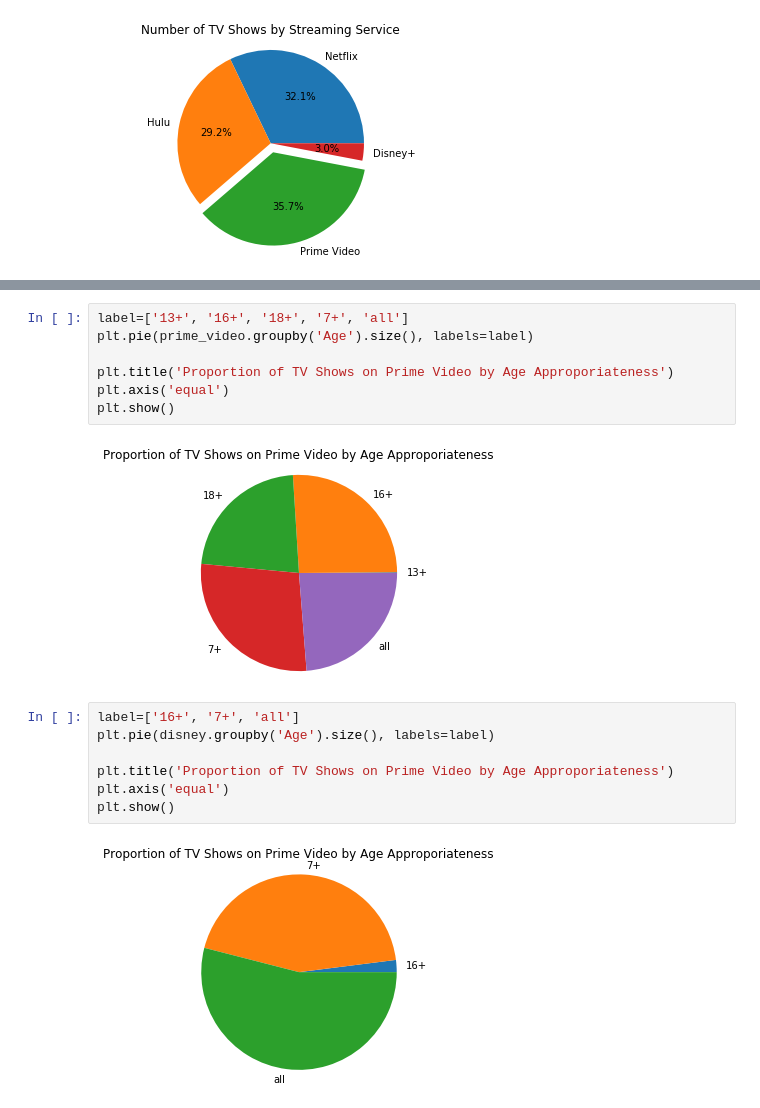
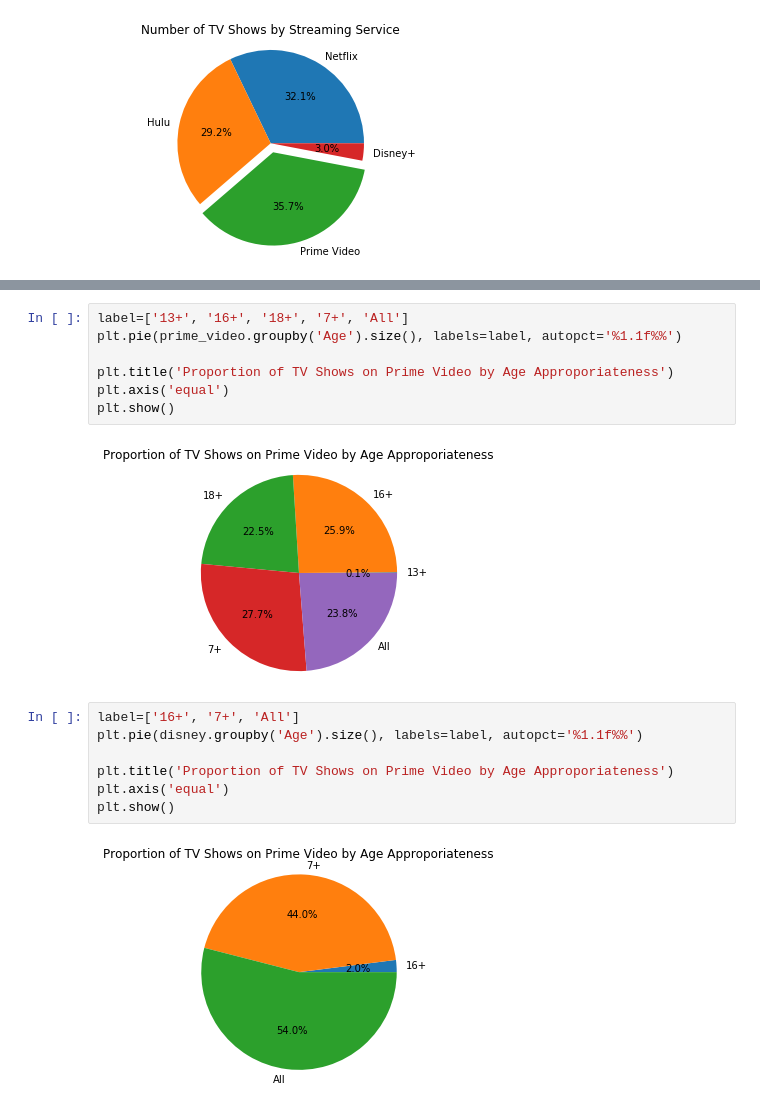
Before and after one commit to ryanmadlener/streaming-platform-analysis, a Jupyter notebook: show_analysis.ipynb, the cells around one changed output, grey strips where cells are left out. Saved outputs shown, nothing was run; the diff lists cells and outputs as text.

```diff
--- a/show_analysis.ipynb
+++ b/show_analysis.ipynb
@@ -54,18 +54,18 @@ plt.show()
 # %%
-label=['13+', '16+', '18+', '7+', 'all']
-plt.pie(prime_video.groupby('Age').size(), labels=label)
+label=['13+', '16+', '18+', '7+', 'All']
+plt.pie(prime_video.groupby('Age').size(), labels=label, autopct='%1.1f%%')
 
 plt.title('Proportion of TV Shows on Prime Video by Age Approporiateness')
 plt.axis('equal')
 plt.show()
 # %% [output]
-[figure, old version]
+[figure, new version]
 # %%
-label=['16+', '7+', 'all']
-plt.pie(disney.groupby('Age').size(), labels=label)
+label=['16+', '7+', 'All']
+plt.pie(disney.groupby('Age').size(), labels=label, autopct='%1.1f%%')
 
 plt.title('Proportion of TV Shows on Prime Video by Age Approporiateness')
 plt.axis('equal')
 plt.show()
 # %% [output]
-[figure, old version]
+[figure, new version]
```
Also changed, not shown: parts of 2 cells of this notebook.
